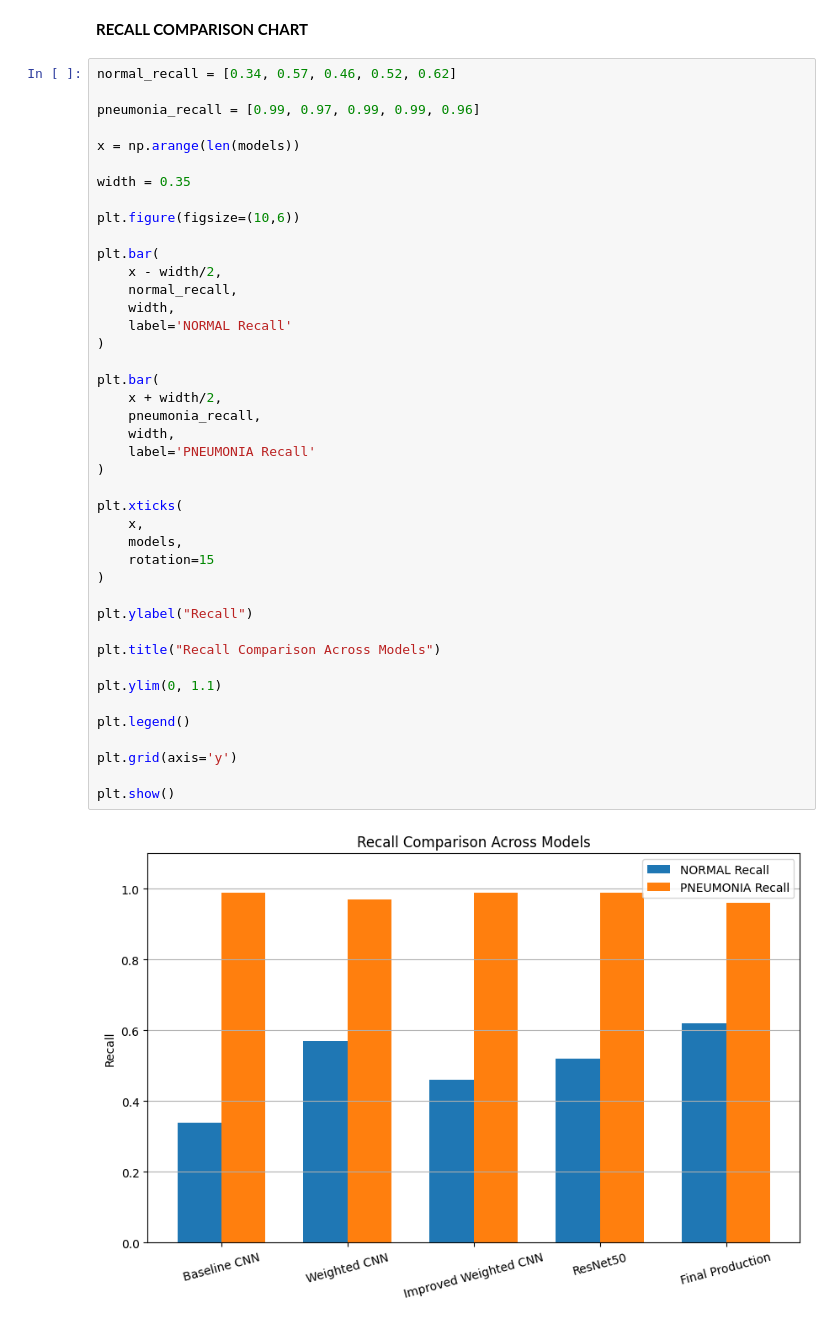
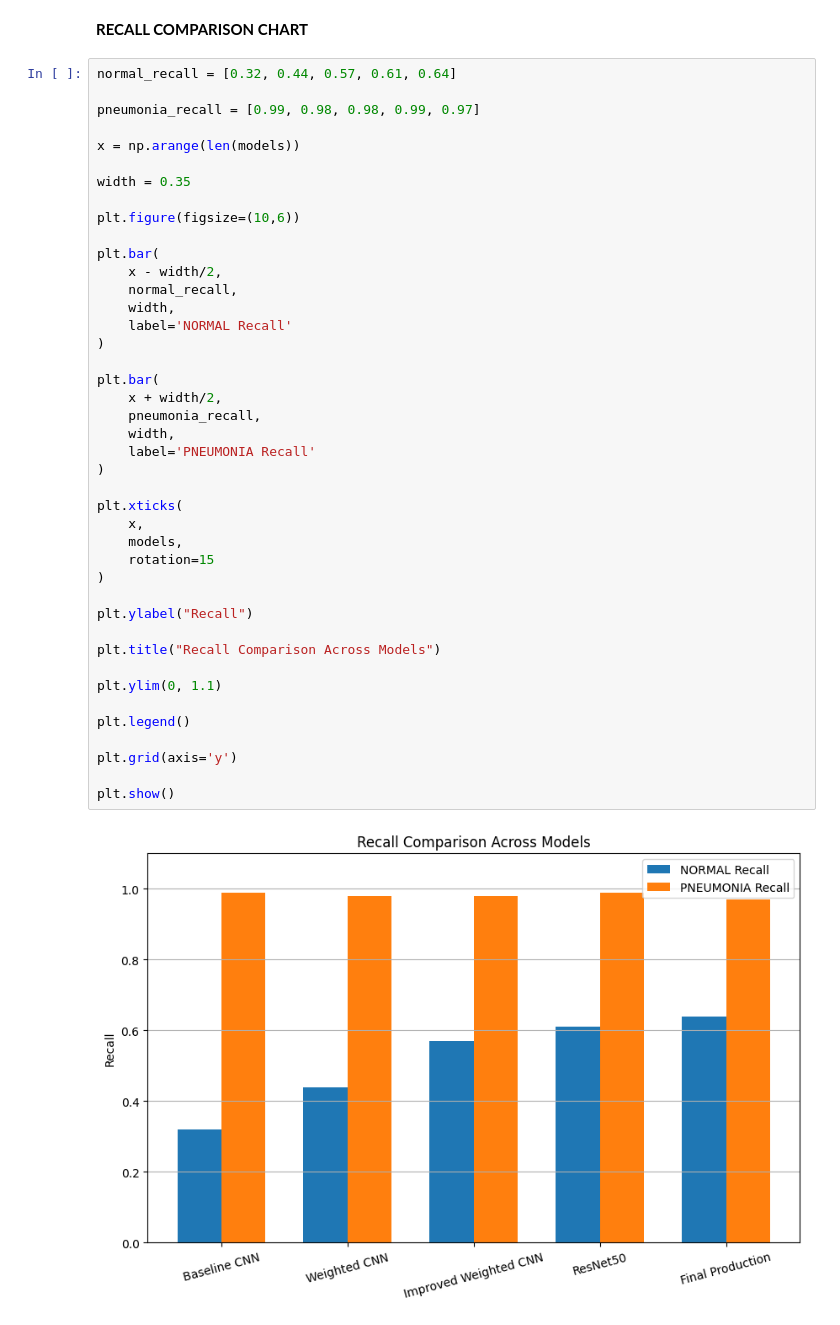
Before and after one commit to Shervinrtd/Chest_Xray, a Jupyter notebook: Chest_Xray.ipynb, the cells around one changed output. Cells and saved outputs as stored; diff of their text form.

```diff
--- a/Chest_Xray.ipynb
+++ b/Chest_Xray.ipynb
@@ -2505,9 +2613,9 @@ plt.show()
 # %% [markdown]
 **RECALL COMPARISON CHART**
 # %%
-normal_recall = [0.34, 0.57, 0.46, 0.52, 0.62]
+normal_recall = [0.32, 0.44, 0.57, 0.61, 0.64]
 
-pneumonia_recall = [0.99, 0.97, 0.99, 0.99, 0.96]
+pneumonia_recall = [0.99, 0.98, 0.98, 0.99, 0.97]
 
 x = np.arange(len(models))
 
@@ -2520,34 +2628,34 @@ plt.bar(
     normal_recall,
     width,
     label='NORMAL Recall'
 )
 
 plt.bar(
     x + width/2,
     pneumonia_recall,
     width,
     label='PNEUMONIA Recall'
 )
 
 plt.xticks(
     x,
     models,
     rotation=15
 )
 
 plt.ylabel("Recall")
 
 plt.title("Recall Comparison Across Models")
 
 plt.ylim(0, 1.1)
 
 plt.legend()
 
 plt.grid(axis='y')
 
 plt.show()
 # %% [output]
-[figure, old version]
+[figure, new version]
 # %% [markdown]
 # ============================================================
 # Comparison Chart Analysis
```
Also changed, not shown: parts of 56 cells of this notebook.
